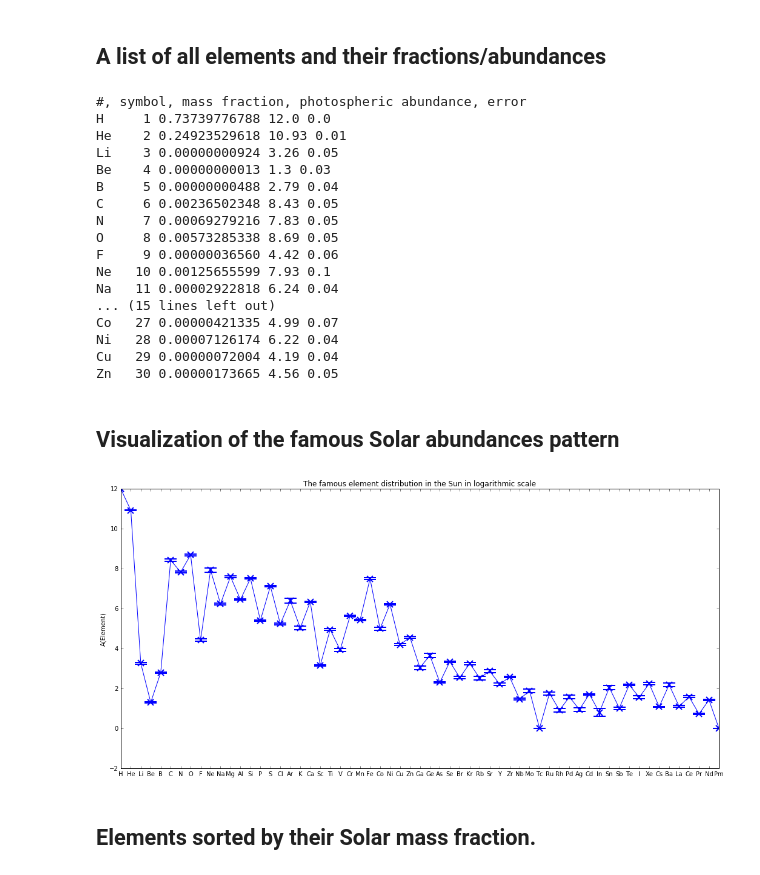
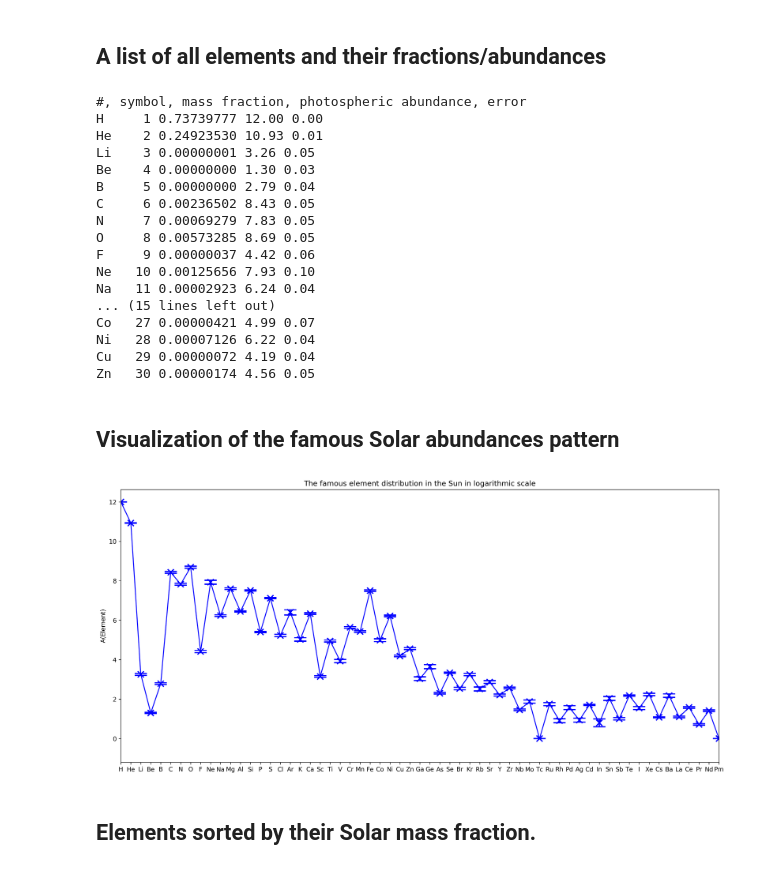
Before and after one commit to jan-rybizki/Chempy, a Jupyter notebook: tutorials/1-Solar_abundances.ipynb, the cells around one changed output. Saved outputs shown, nothing was run; the diff lists cells and outputs as text; code cells hidden in the pictures.

```diff
--- a/tutorials/1-Solar_abundances.ipynb
+++ b/tutorials/1-Solar_abundances.ipynb
@@ -54,46 +54,48 @@ basic_solar.z
 # %% [markdown]
 ## A list of all elements and their fractions/abundances
 # %%
-print '#, symbol, mass fraction, photospheric abundance, error'
-for i,item in enumerate(basic_solar.all_elements[:30]): # Here the content of basic_solar is illustrated
-    print '{0:3s}'.format(item), '{0:3d}'.format(i+1), '{0:.11f}'.format(basic_solar.fractions[i]) ,basic_solar.table['photospheric'][i],basic_solar.table['error'][i]
+print('#, symbol, mass fraction, photospheric abundance, error')
+txt = "{0:3s} {1:3d} {2:.8f} {3:0.2f} {4:.2f}"
+for i, (item, a, b) in enumerate(zip(basic_solar.all_elements[:30],
+                                        basic_solar.fractions,
+                                        basic_solar.table)):
+    print(txt.format(item, i + 1, a, b['photospheric'], b['error']))
 # %% [output]
 #, symbol, mass fraction, photospheric abundance, error
-H     1 0.73739776788 12.0 0.0
-He    2 0.24923529618 10.93 0.01
-Li    3 0.00000000924 3.26 0.05
-Be    4 0.00000000013 1.3 0.03
-B     5 0.00000000488 2.79 0.04
-C     6 0.00236502348 8.43 0.05
-N     7 0.00069279216 7.83 0.05
-O     8 0.00573285338 8.69 0.05
-F     9 0.00000036560 4.42 0.06
-Ne   10 0.00125655599 7.93 0.1
-Na   11 0.00002922818 6.24 0.04
+H     1 0.73739777 12.00 0.00
+He    2 0.24923530 10.93 0.01
+Li    3 0.00000001 3.26 0.05
+Be    4 0.00000000 1.30 0.03
+B     5 0.00000000 2.79 0.04
+C     6 0.00236502 8.43 0.05
+N     7 0.00069279 7.83 0.05
+O     8 0.00573285 8.69 0.05
+F     9 0.00000037 4.42 0.06
+Ne   10 0.00125656 7.93 0.10
+Na   11 0.00002923 6.24 0.04
 ... (15 lines left out)
-Co   27 0.00000421335 4.99 0.07
-Ni   28 0.00007126174 6.22 0.04
-Cu   29 0.00000072004 4.19 0.04
-Zn   30 0.00000173665 4.56 0.05
+Co   27 0.00000421 4.99 0.07
+Ni   28 0.00007126 6.22 0.04
+Cu   29 0.00000072 4.19 0.04
+Zn   30 0.00000174 4.56 0.05
 # %% [markdown]
 ## Visualization of the famous Solar abundances pattern
 # %%
 # these are all the element names
-
-symbols = np.hstack(basic_solar.all_elements)
+symbols = np.array(basic_solar.all_elements)
 
 # Plotting the table up to Element 60
 
 fig = plt.figure(figsize=(17.69,8.27), dpi=300)
 ax1 = fig.add_subplot(111)
-ax1.errorbar(np.arange(len(symbols)),basic_solar.table['photospheric'],xerr=None,yerr=basic_solar.table['error'],linestyle = '-',marker='x',capthick =2,capsize = 10, ms = 10, mew = 2, color = 'b',elinewidth=2,label= 'Solar abundances')
+ax1.errorbar(np.arange(len(symbols)), basic_solar.table['photospheric'], xerr=None,yerr=basic_solar.table['error'],linestyle = '-',marker='x',capthick =2,capsize = 10, ms = 10, mew = 2, color = 'b',elinewidth=2,label= 'Solar abundances')
 plt.xticks(np.arange(len(symbols)), symbols)
 plt.xlim((0,60))
 plt.ylabel("A(Element)")
 plt.title("The famous element distribution in the Sun in logarithmic scale")
 plt.show()
 # %% [output]
-[figure, old version]
+[figure, new version]
 # %% [markdown]
 ## Elements sorted by their Solar mass fraction.
 # %%
```
Also changed, not shown: parts of 6 cells of this notebook, 8 other files.
